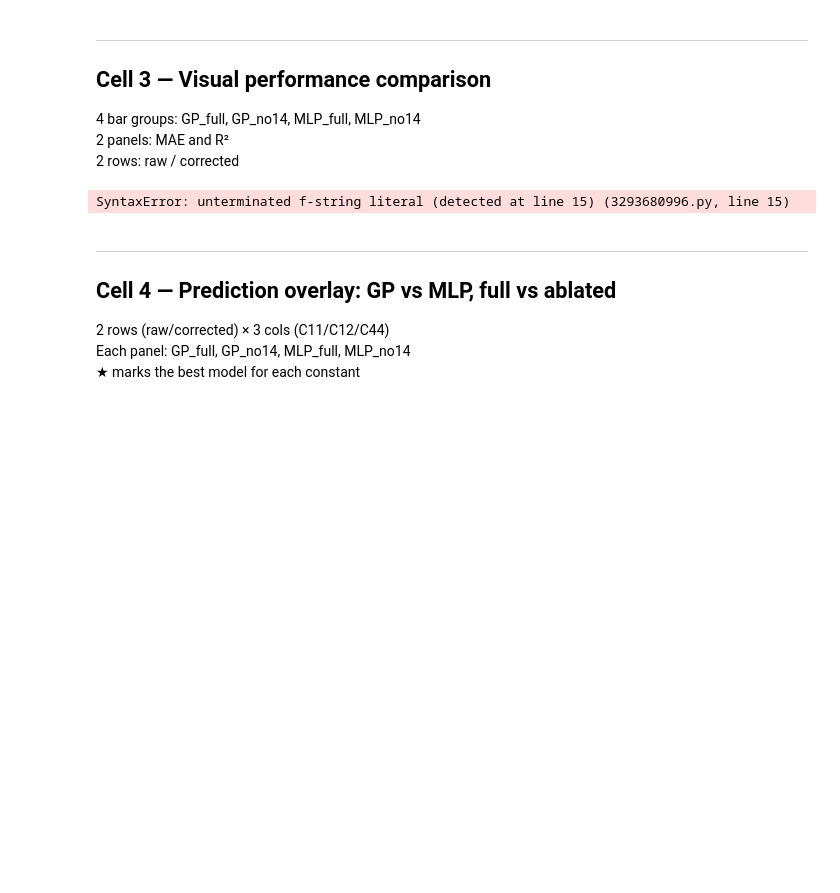
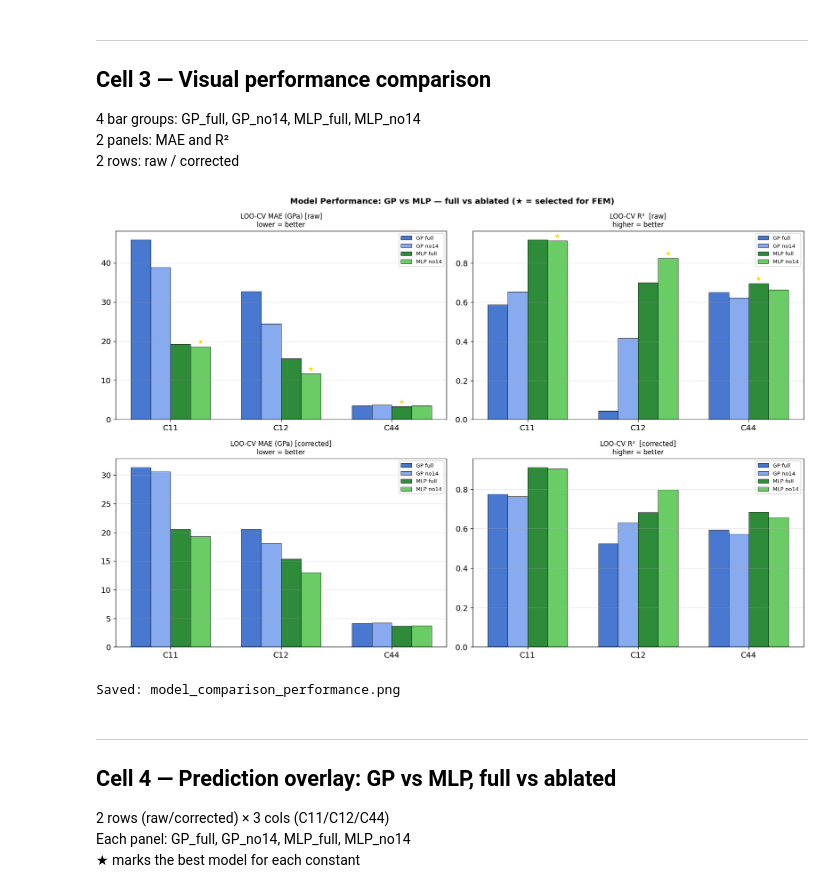
Before and after one commit to submerged-in-matrix/fe-cr_cu-ni_DFT, a Jupyter notebook: ml/04_model_comparison.ipynb, the cells around one changed output. Drawn from its saved outputs; the diff is of its cells as text; code cells hidden in the pictures; blank space fills up the shorter version.

```diff
--- a/ml/04_model_comparison.ipynb
+++ b/ml/04_model_comparison.ipynb
@@ -178,45 +178,44 @@ bw = 0.18
 
 for row_idx, (dataset, keys) in enumerate(group_keys.items()):
     for col_idx, (metric, title, better) in enumerate([
-        ('MAE', f'LOO-CV MAE (GPa) [{dataset}]
-        lower = better', False),
-        ('R2',  f'LOO-CV R²  [{dataset}]
-        higher = better',      True),
-    ]):
+        ('MAE', 'LOO-CV MAE (GPa) [' + dataset + ']\nlower = better', False),
+        ('R2',  'LOO-CV R²  ['       + dataset + ']\nhigher = better', True),
+]):
         ax = axes[row_idx, col_idx]
         for i, (key, label, col) in enumerate(
                 zip(keys, group_labels, group_colors)):
             vals = [R[key][t][metric.lower()] for t in TARGETS]
             bars = ax.bar(x + i*bw, vals, bw, label=label,
                           color=col, edgecolor='k', lw=0.5)
 
         # Mark best per target
         for j, tname in enumerate(TARGETS):
             if tname in BEST:
                 best_key = BEST[tname]
                 # Check if best_key belongs to this dataset group
                 if best_key in keys:
                     ki = keys.index(best_key)
                     val = R[best_key][tname][metric.lower()]
                     ax.annotate('★', xy=(j + ki*bw, val),
                                 xytext=(0, 4), textcoords='offset points',
                                 ha='center', fontsize=10, color='gold',
                                 fontweight='bold')
 
         ax.set_xticks(x + 1.5*bw)
         ax.set_xticklabels(TARGETS)
         ax.set_title(title, fontsize=10)
         ax.legend(fontsize=8)
         ax.grid(alpha=0.3, axis='y')
 
 plt.suptitle('Model Performance: GP vs MLP — full vs ablated (★ = selected for FEM)',
              fontweight='bold', fontsize=12)
 plt.tight_layout()
 plt.savefig(f'{ANA}/model_comparison_performance.png', bbox_inches='tight')
 plt.show()
 print('Saved: model_comparison_performance.png')
 # %% [output]
+[figure, added]
-SyntaxError: unterminated f-string literal (detected at line 15) (3293680996.py, line 15)
+Saved: model_comparison_performance.png
 # %% [markdown]
 ---
 ## Cell 4 — Prediction overlay: GP vs MLP, full vs ablated
```
Also changed, not shown: parts of 7 cells of this notebook.
